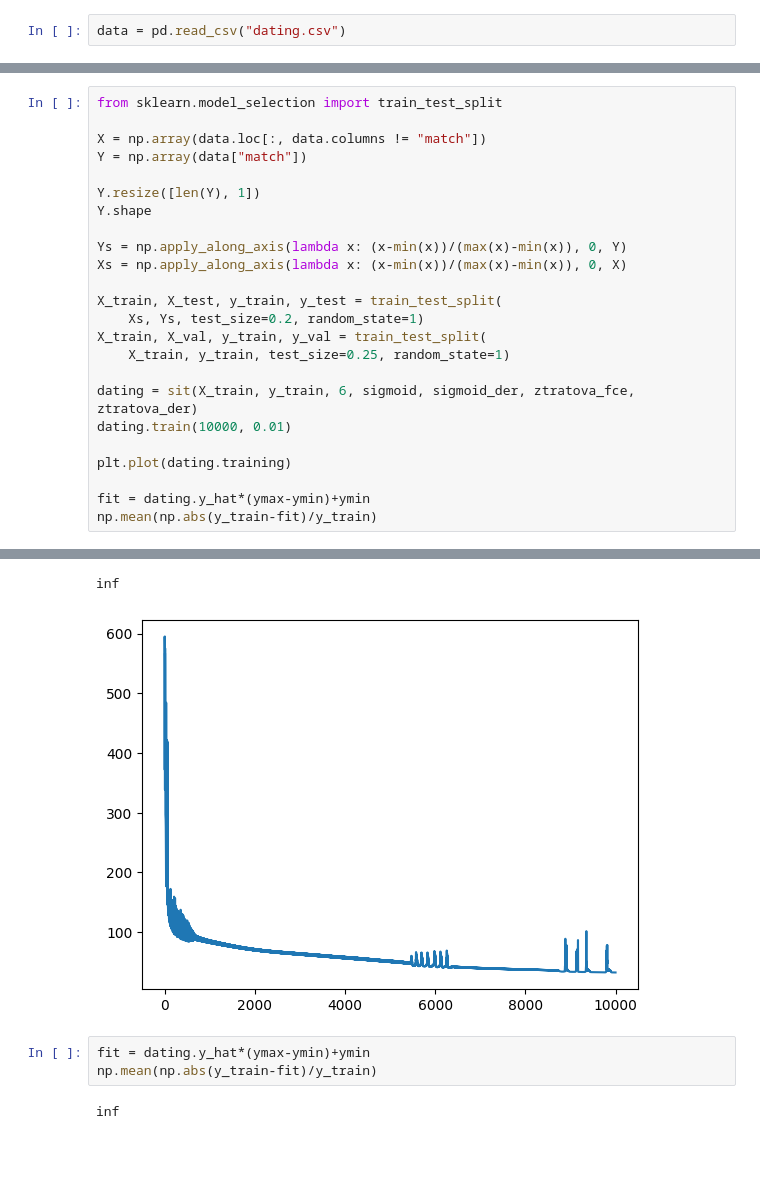
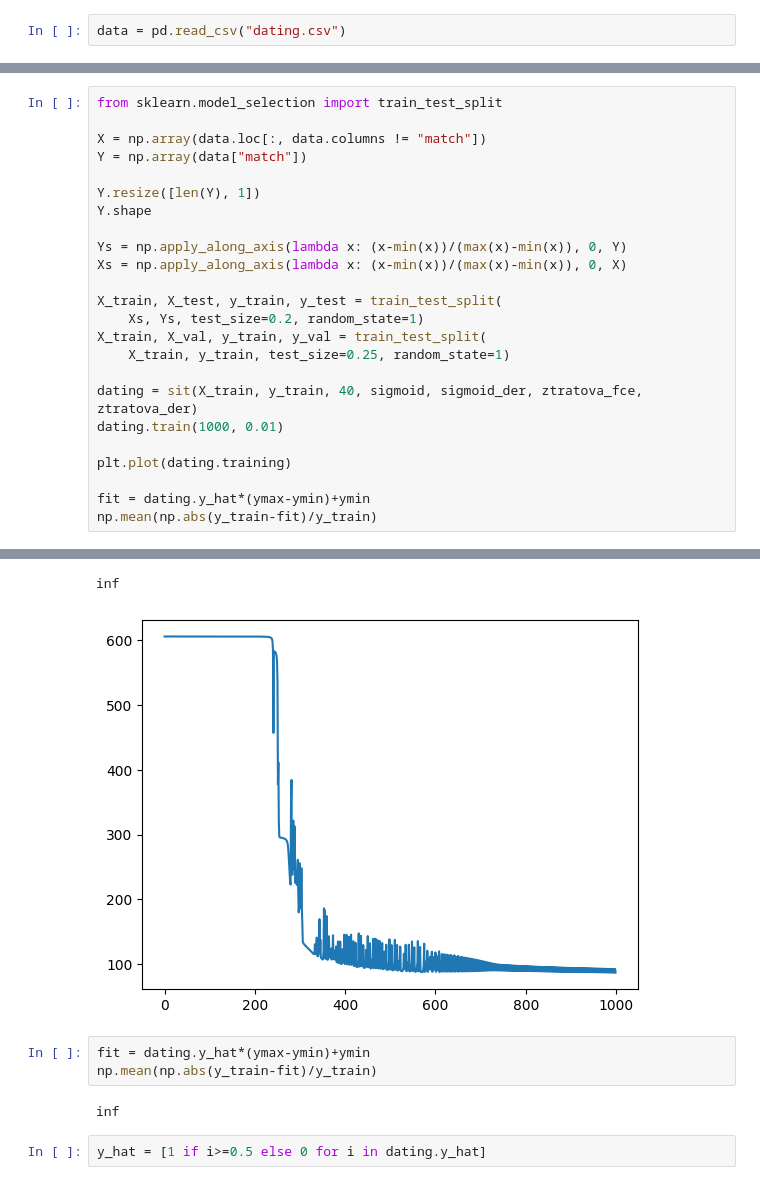
Before and after one commit to davidpastuszek/nn, a Jupyter notebook: nn_2.ipynb, the cells around one changed output, grey strips where cells are left out. Drawn from its saved outputs; the diff is of its cells as text; blank space fills up the shorter version.

```diff
--- a/nn_2.ipynb
+++ b/nn_2.ipynb
@@ -176,8 +166,8 @@ X_train, X_test, y_train, y_test = train_test_split(
 X_train, X_val, y_train, y_val = train_test_split(
     X_train, y_train, test_size=0.25, random_state=1)
 
-dating = sit(X_train, y_train, 6, sigmoid, sigmoid_der, ztratova_fce, ztratova_der)
-dating.train(10000, 0.01)
+dating = sit(X_train, y_train, 40, sigmoid, sigmoid_der, ztratova_fce, ztratova_der)
+dating.train(1000, 0.01)
 
 plt.plot(dating.training)
 
@@ -204,7 +197,9 @@ np.mean(np.abs(y_train-fit)/y_train)
 inf
-[figure, old version]
+[figure, new version]
 # %%
 fit = dating.y_hat*(ymax-ymin)+ymin
 np.mean(np.abs(y_train-fit)/y_train)
 # %% [output]
 inf
+# %%
+y_hat = [1 if i>=0.5 else 0 for i in dating.y_hat]
```
Also changed, not shown: parts of 5 cells of this notebook.
